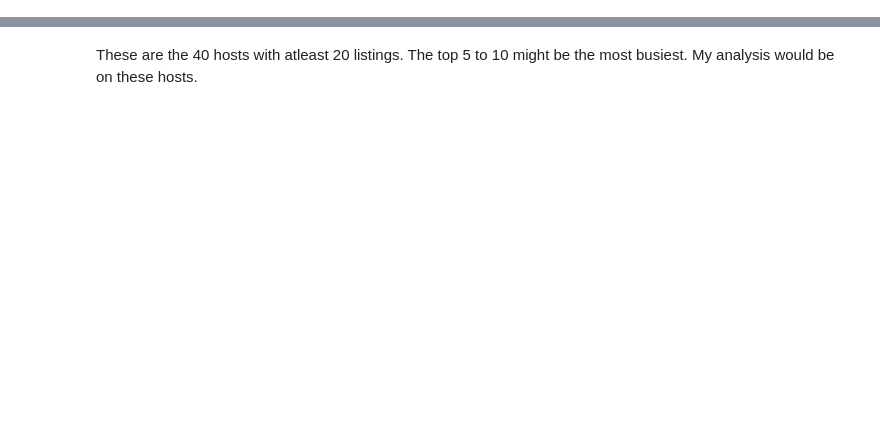
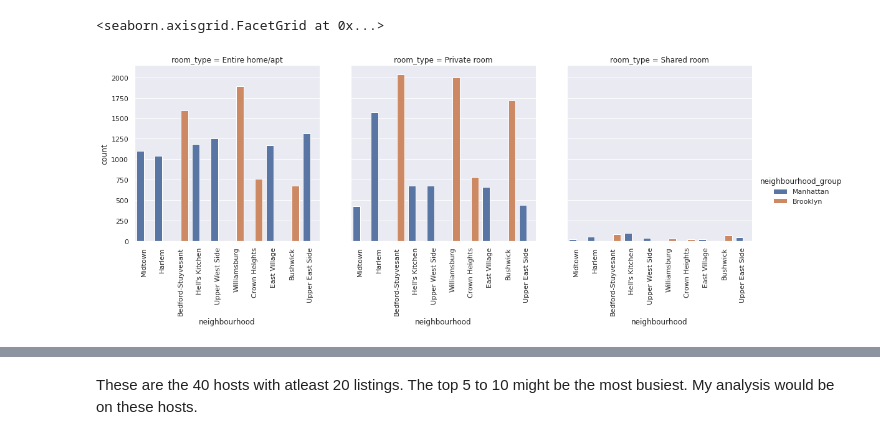
Before and after one commit to abdulaziz2208/Airbnb-Bookings-analysis, a Jupyter notebook: Airbnb_Bookings_Analysis_Capstone_Project.ipynb, the cells around one changed output, grey strips where cells are left out. Cells and saved outputs as stored; diff of their text form; code cells hidden in the pictures; blank space fills up the shorter version.

```diff
--- a/Airbnb_Bookings_Analysis_Capstone_Project.ipynb
+++ b/Airbnb_Bookings_Analysis_Capstone_Project.ipynb
@@ -219,0 +194,7 @@ df_top_host.head()
+# %%
+# Let us now see the density and distribution of 'price' for different-
+#-'neighbourhood_group's using violin plot
+sns.set(rc={'figure.figsize':(15,8)})
+viz_neigh_grp_price = sns.violinplot(data=df[df.price < 630],
+                                     x='neighbourhood_group', y='price')
+viz_neigh_grp_price.set_title('Density and distribution of price for each neighbourhood_group');
@@ -219,0 +259,12 @@ df_top_host.head()
+# %%
+sns.set(rc={'figure.figsize':(20,8)})
+df_top_neighbourhood=df[df['neighbourhood'].isin(df.neighbourhood.value_counts().head(10).index)]
+viz_neighbourhood_room_type = sns.catplot(x='neighbourhood',
+                                          hue='neighbourhood_group',
+                                          col='room_type',
+                                          data=df_top_neighbourhood,
+                                          kind='count')
+viz_neighbourhood_room_type.set_xticklabels(rotation=90)
+# %% [output]
+<seaborn.axisgrid.FacetGrid at 0x...>
+[figure, added]
```
Also changed, not shown: parts of 160 cells of this notebook.
